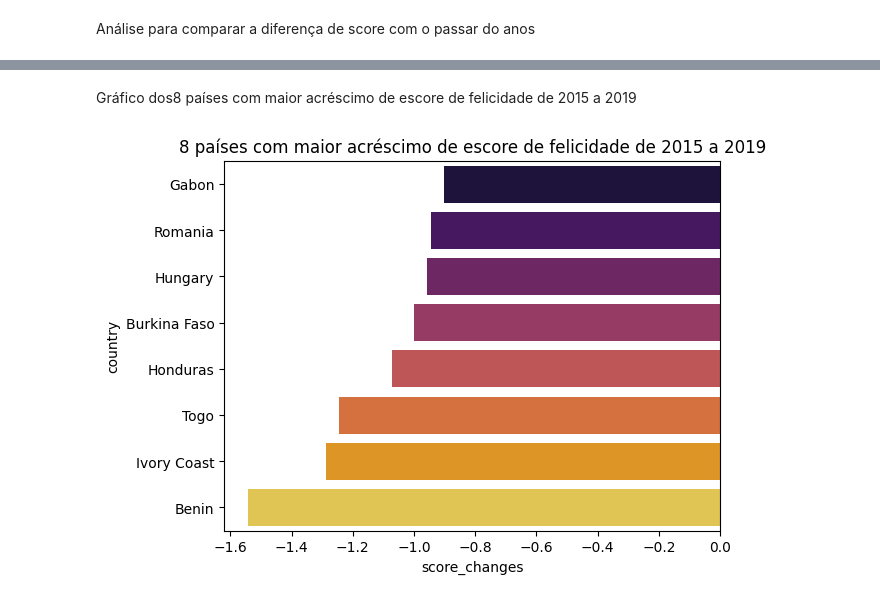
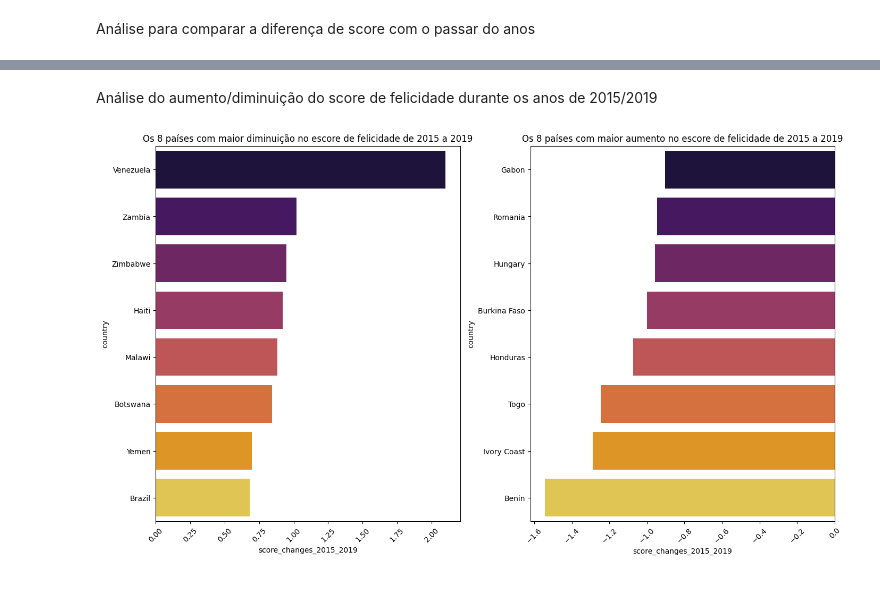
Before and after one commit to crismassaneiro/world-happiness-report, a Jupyter notebook: analisys.ipynb, the cells around one changed output, grey strips where cells are left out. Drawn from its saved outputs; the diff is of its cells as text; code cells hidden in the pictures.

Commit message:
Análise do aumento/diminuição do score de felicidade durante os anos de 2015/2019

```diff
--- a/analisys.ipynb
+++ b/analisys.ipynb
@@ -116,11 +116,25 @@ df_2016 = all_datasets[all_datasets["year"] == 2016]
 df_2017 = all_datasets[all_datasets["year"] == 2017]
 df_2018 = all_datasets[all_datasets["year"] == 2018]
 df_2019 = all_datasets[all_datasets["year"] == 2019]
+
 df=pd.merge(df_2015,df_2016,on="country",suffixes=("_2015","_2016"))
 df2=pd.merge(df,df_2017,on="country",suffixes=("_2016","_2017"))
 df3=pd.merge(df2,df_2018,on="country",suffixes=("_2017","_2018"))
 df4=pd.merge(df3,df_2019,on="country",suffixes=("_2018","_2019"))
+
 df4.rename(columns={'happiness_score': 'happiness_score_2019'},inplace=True)
+
 df_graph = df4[["country","happiness_score_2015","happiness_score_2016","happiness_score_2017","happiness_score_2018","happiness_score_2019"]]
-df_graph['score_changes']=df_graph['happiness_score_2015']-df_graph["happiness_score_2019"].round(3)
-df_graph2 = df_graph.sort_values(by = 'score_changes', ascending = False)
+
+df_graph['score_changes_2015_2016']=df_graph['happiness_score_2015']-df_graph["happiness_score_2016"].round(3)
+df_graph['score_changes_2016_2017']=df_graph['happiness_score_2016']-df_graph["happiness_score_2017"].round(3)
+df_graph['score_changes_2017_2018']=df_graph['happiness_score_2017']-df_graph["happiness_score_2018"].round(3)
+df_graph['score_changes_2018_2019']=df_graph['happiness_score_2018']-df_graph["happiness_score_2019"].round(3)
+
+df_graph['score_changes_2015_2019']=df_graph['happiness_score_2015']-df_graph["happiness_score_2019"].round(3)
+
+df_graph2 = df_graph.sort_values(by = 'score_changes_2015_2019', ascending = False)
+df_graph3 = df_graph.sort_values(by = 'score_changes_2015_2016', ascending = False)
+df_graph4 = df_graph.sort_values(by = 'score_changes_2016_2017', ascending = False)
+df_graph5 = df_graph.sort_values(by = 'score_changes_2017_2018', ascending = False)
+df_graph6 = df_graph.sort_values(by = 'score_changes_2018_2019', ascending = False)
@@ -151,8 +141,13 @@ plt.show()
-# %% [markdown]
-Gráfico dos8 países com maior acréscimo de escore de felicidade de 2015 a 2019
-# %%
-sns.barplot(y = df_graph2["country"][-8:], x = df_graph2["score_changes"][-8:],palette="inferno")
-plt.title('8 países com maior acréscimo de escore de felicidade de 2015 a 2019')
-plt.show()
-# %% [output]
-[figure, removed]
+# %% [markdown]
+Análise do aumento/diminuição do score de felicidade durante os anos de 2015/2019
+# %%
+f2, axs2 = plt.subplots(1,2, figsize = (14,8), constrained_layout = True)
+ax2=sns.barplot(y = df_graph2["country"][:8], x = df_graph2["score_changes_2015_2019"][:8],palette="inferno", ax=axs2[0])
+ax2.tick_params(axis = 'x', rotation = 45)
+ax2=sns.barplot(y = df_graph2["country"][-8:], x = df_graph2["score_changes_2015_2019"][-8:],palette="inferno", ax=axs2[1])
+ax2.tick_params(axis = 'x', rotation = 45)
+
+axs2[0].title.set_text('Os 8 países com maior diminuição no escore de felicidade de 2015 a 2019')
+axs2[1].title.set_text('Os 8 países com maior aumento no escore de felicidade de 2015 a 2019')
+# %% [output]
+[figure, added]
```
Also changed, not shown: parts of 3 cells of this notebook.
